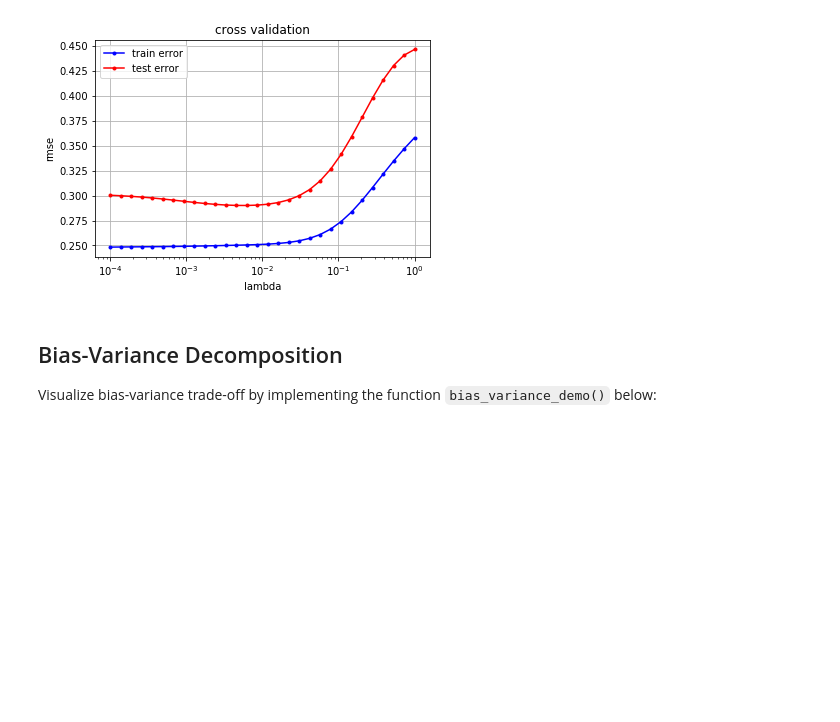
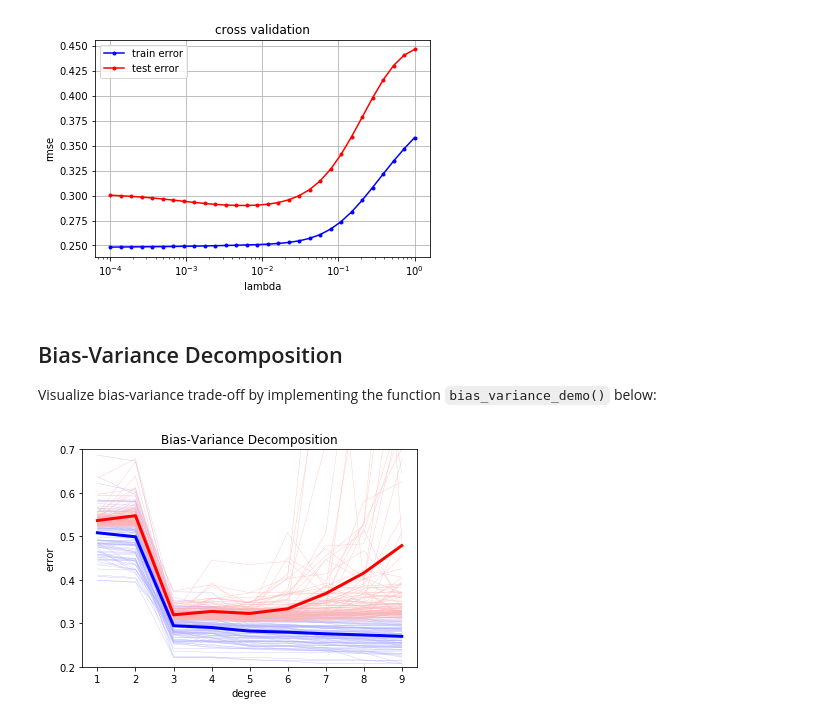
Before and after one commit to IsaacLeimgruber/ML_project, a Jupyter notebook: ex04/template/ex04.ipynb, the cells around one changed output. Cells and saved outputs as stored; diff of their text form; code cells hidden in the pictures; blank space fills up the shorter version.

Commit message:
Add bias-variance

```diff
--- a/ex04/template/ex04.ipynb
+++ b/ex04/template/ex04.ipynb
@@ -104,31 +104,47 @@ Visualize bias-variance trade-off by implementing the function `bias_variance_de
 # %%
 from least_squares import least_squares
 from split_data import split_data
 from plots import bias_variance_decomposition_visualization
 
 def bias_variance_demo():
     """The entry."""
     # define parameters
     seeds = range(100)
     num_data = 10000
     ratio_train = 0.005
     degrees = range(1, 10)
 
     # define list to store the variable
     rmse_tr = np.empty((len(seeds), len(degrees)))
     rmse_te = np.empty((len(seeds), len(degrees)))
 
     for index_seed, seed in enumerate(seeds):
         np.random.seed(seed)
         x = np.linspace(0.1, 2 * np.pi, num_data)
         y = np.sin(x) + 0.3 * np.random.randn(num_data).T
 
         # split data with a specific seed
+        x_train, x_test, y_train, y_test = split_data(x, y, ratio_train, seed)
+
+        # bias_variance_decomposition
+        for index_deg, deg in enumerate(degrees):
+
+            # form data with polynomial degree
+            train_poly = build_poly(x_train, deg)
+            test_poly = build_poly(x_test, deg)
 
 
-        # bias_variance_decomposition
+            w_train, loss_train = least_squares(y_train, train_poly)
+
+            # calculate the loss for train and test data
+            loss_test = compute_loss(y_test, test_poly, w_train)
+
+            rmse_tr[index_seed][index_deg] = np.sqrt(2*loss_train)
+            rmse_te[index_seed][index_deg] = np.sqrt(2*loss_test)
 
 
     bias_variance_decomposition_visualization(degrees, rmse_tr, rmse_te)
 
 bias_variance_demo()
+# %% [output]
+[figure, added]
```
Also changed, not shown: 4 other files.
